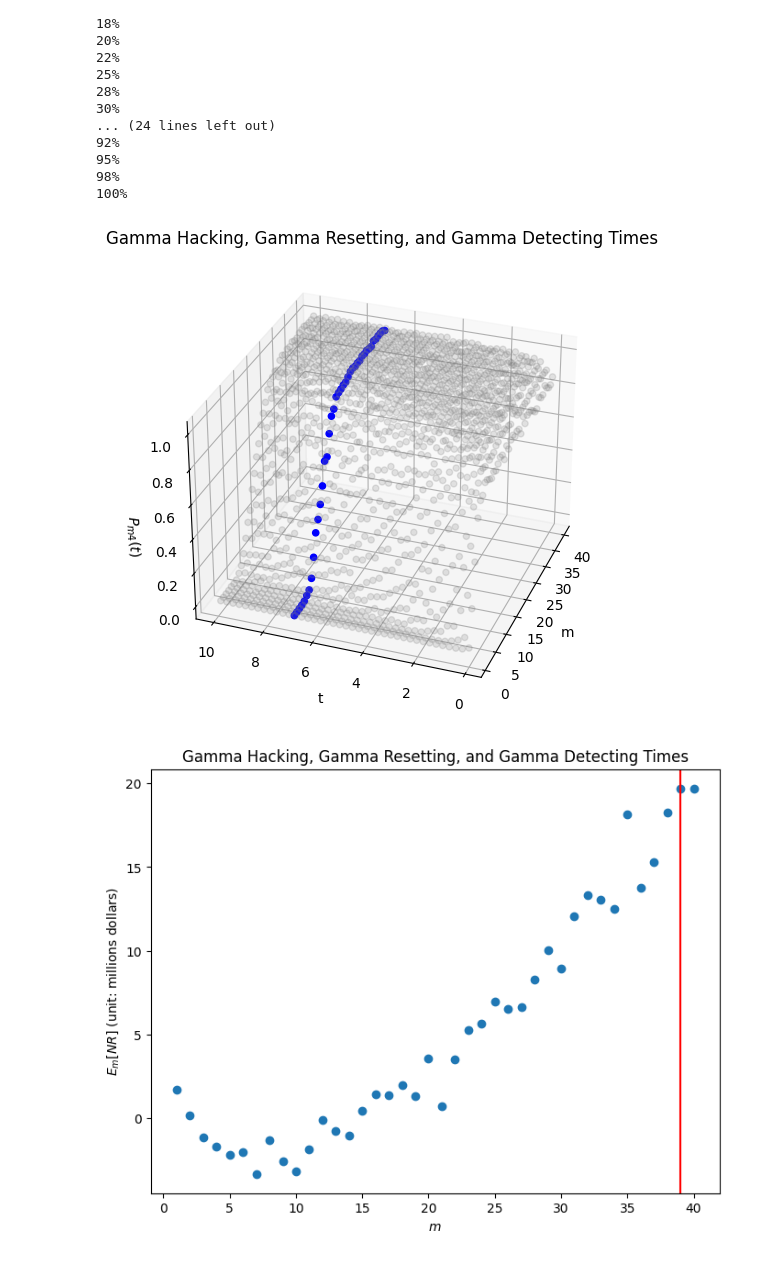
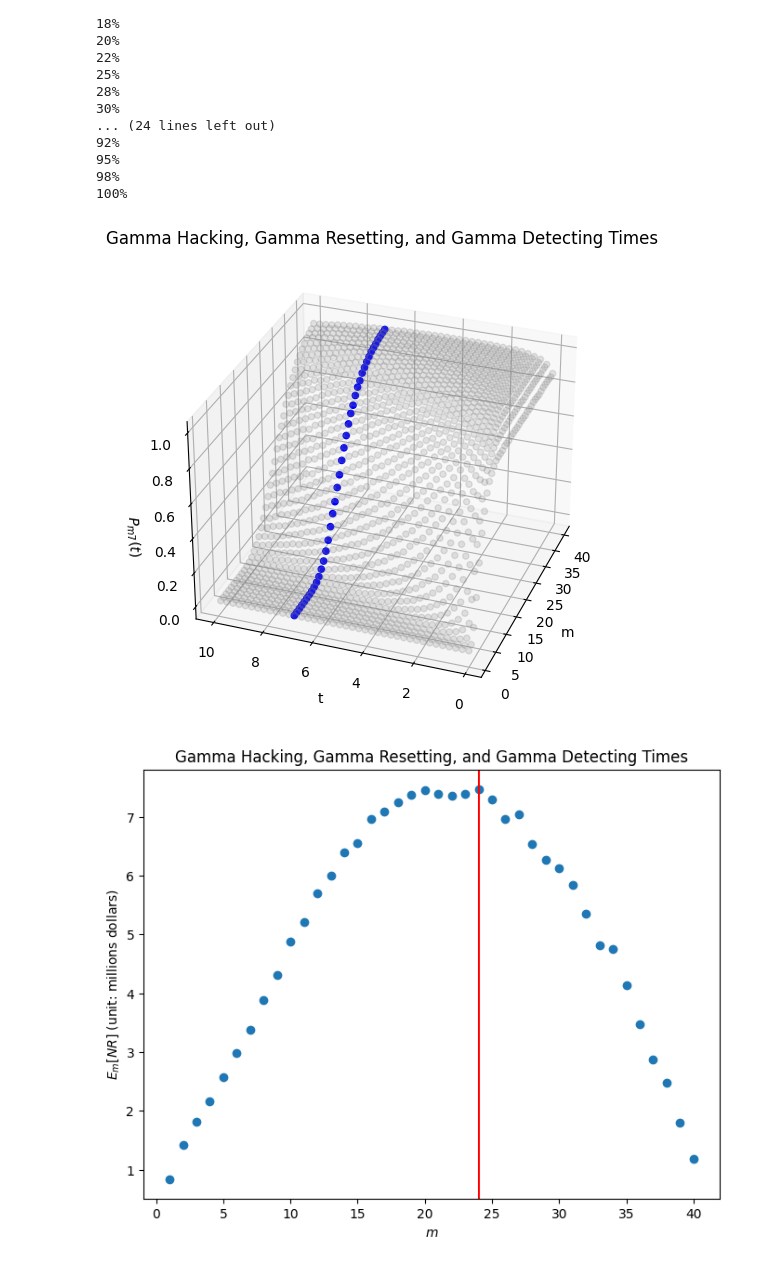
Before and after one commit to xuxiufeng/Blockchain_Simulation_Multiple_Hackers_with_Resetting_Times, a Jupyter notebook: Gamma Hacking, Weibull Resetting, and Gamma Detecting.ipynb, the cells around one changed output. Saved outputs shown, nothing was run; the diff lists cells and outputs as text; code cells hidden in the pictures.

```diff
--- a/Gamma Hacking, Weibull Resetting, and Gamma Detecting.ipynb
+++ b/Gamma Hacking, Weibull Resetting, and Gamma Detecting.ipynb
@@ -69,14 +69,14 @@ class simulation:
       ET = np.repeat(np.nan, m)
       for i in range(m):
           T_m = 0
-          iter = 300 # iter 50000
+          iter = 20000 # iter 50000
           for j in range(iter):
               T_m += self.T_m_and_reset_time(i+1)[0]
           ET[i] = T_m/iter
           print((format((i+1)/m, ".0%")))
       return ET
 
-    def P_mt1(self, t, m, N=300):
+    def P_mt1(self, t, m, N=20000):
       #lamb, delta, eta = self.lamb, self.delta, self.eta
       res = np.repeat(np.nan, N)
       Prob = np.repeat(np.nan, m)
@@ -96,7 +96,7 @@ class simulation:
           print((format((i+1)/m, ".0%")))
       return Prob
 
-    def P_mt2(self, t, node, N=300): # N: iterations
+    def P_mt2(self, t, node, N=20000): # N: iterations
       #lamb, delta, eta = self.lamb, self.delta, self.eta
       res = np.repeat(np.nan, N)
 
@@ -115,14 +115,14 @@ class simulation:
       return Prob
 
     def T_mNR(self, C1, C2, R, m):
-      C1, C2, R = C1*m**2, C2*m**.3, R*m**(3/2)+4
+      C1, C2, R = C1*m**2, C2*m**1.5, R*m**1.2
       T_m, reset_time_start, reset_time_end= self.T_m_and_reset_time(m)
       sum_of_w = 0
       for j in range(len(reset_time_start)):
           sum_of_w += (reset_time_end[j] - reset_time_start[j])
       return (T_m - sum_of_w)*(R-C2)-C1*sum_of_w, T_m
 
-    def E_mNR(self, C1, C2, R, m, N=300):
+    def E_mNR(self, C1, C2, R, m, N=20000):
       expected_net_revenue = []
       for node in range(1, m+1):
         sum_of_total_net_revenue_rate = 0
@@ -133,7 +133,7 @@ class simulation:
       return expected_net_revenue
 # %%
 k = 7
-eta_list = np.random.uniform(1/4,1/5,k)
-delta_list = np.random.uniform(1/6,1/7,k)
+eta_list = np.random.uniform(1/10,1/9,k)
+delta_list = np.random.uniform(1/11,1/10,k)
 eta_list, delta_list
 # %% [output]
@@ -144,6 +144,6 @@ eta_list, delta_list
 # %%
 m = 40
-alpha = 1/3
+alpha = 1
 beta = 1/6
 theta = 1/10
 tau = 2
@@ -249,23 +249,23 @@ ax.view_init(30, 200)
 ax.set_yticks(np.linspace(0, 10, 6))
 ax.set_xlabel('m')
 ax.set_ylabel('t')
-ax.set_zlabel(r'$P_{m4}(t)$')
+ax.set_zlabel(r'$P_{m7}(t)$')
 ax.set_title('Gamma Hacking, Gamma Resetting, and Gamma Detecting Times')
 plt.show()
 # %% [output]
-[figure, old version]
+[figure, new version]
 # %%
-expected_net_revenue = sim.E_mNR(2.5,2,.2, m, 500)
+expected_net_revenue = sim.E_mNR(.5,.4,1.3, m, 20000)
 m_max = np.where(expected_net_revenue == max(expected_net_revenue))[0][0] + 1
 fig = plt.figure(figsize=(8, 6))
 plt.scatter(range(1, m+1), expected_net_revenue)
 plt.axvline(x = m_max, c='red')
 plt.xlabel(r'$m$')
 plt.ylabel(r'$E_m[NR]$ (unit: millions dollars)')
 plt.title('Gamma Hacking, Gamma Resetting, and Gamma Detecting Times')
 plt.show()
 # %% [output]
-[figure, old version]
+[figure, new version]
 # %%
 max(expected_net_revenue), m_max
 # %% [output]
```
Also changed, not shown: parts of 4 cells of this notebook.
